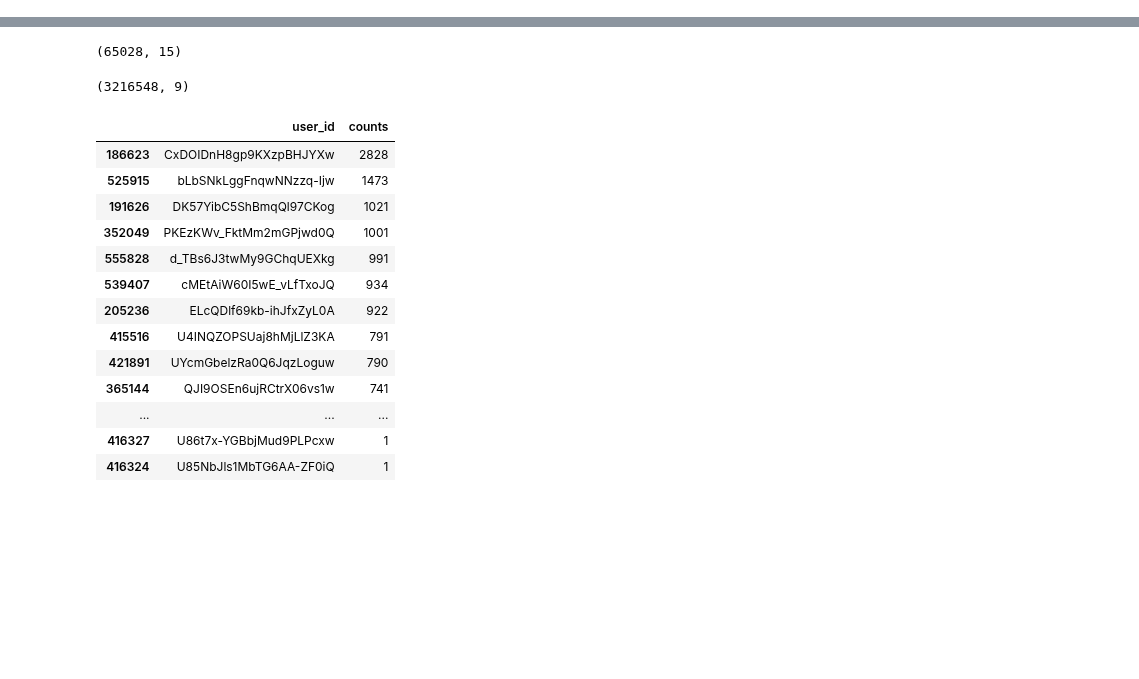
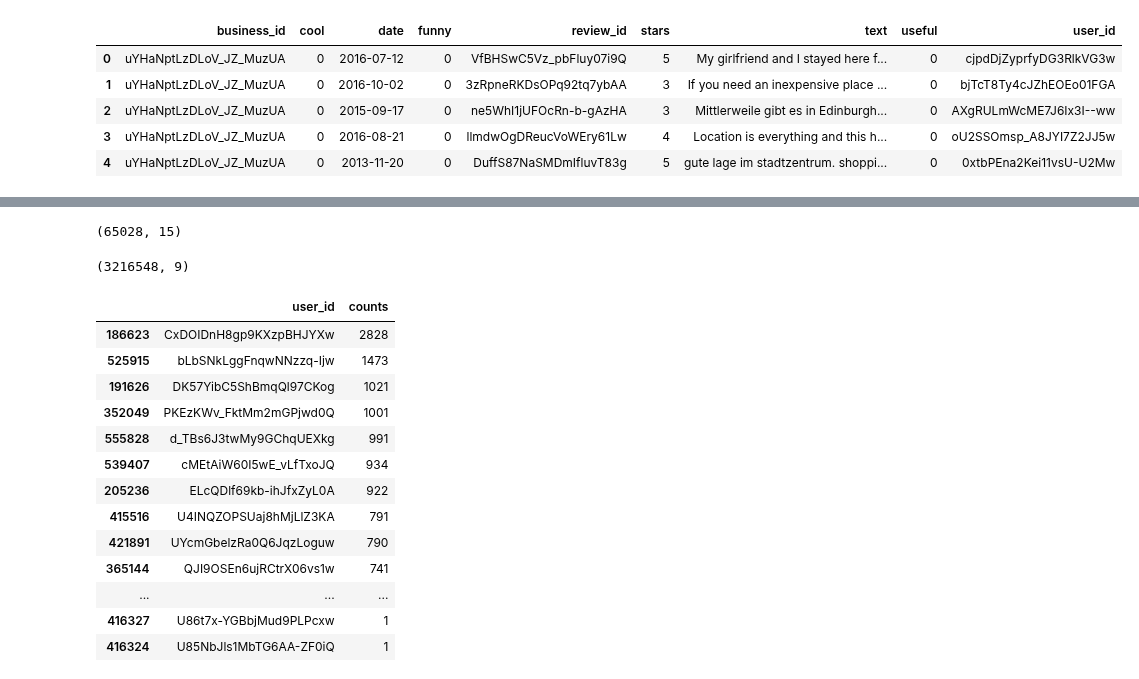
Before and after one commit to CornellDataScience/NLP_Research-FA17, a Jupyter notebook: latent_variable/Workspace/week6_trainbizscore.ipynb, the cells around one changed output, grey strips where cells are left out. Saved outputs shown, nothing was run; the diff lists cells and outputs as text; code cells hidden in the pictures; blank space fills up the shorter version.

```diff
--- a/latent_variable/Workspace/week6_trainbizscore.ipynb
+++ b/latent_variable/Workspace/week6_trainbizscore.ipynb
@@ -40,0 +28,9 @@ Use random samples from the clean dataset. Looking at the business with most rev
+# %%
+review.head(5)
+# %% [output]
+|  | business_id | cool | date | funny | review_id | stars | text | useful | user_id |
+| 0 | uYHaNptLzDLoV_JZ_MuzUA | 0 | 2016-07-12 | 0 | VfBHSwC5Vz_pbFluy07i9Q | 5 | My girlfriend and I stayed here f... | 0 | cjpdDjZyprfyDG3RlkVG3w |
+| 1 | uYHaNptLzDLoV_JZ_MuzUA | 0 | 2016-10-02 | 0 | 3zRpneRKDsOPq92tq7ybAA | 3 | If you need an inexpensive place ... | 0 | bjTcT8Ty4cJZhEOEo01FGA |
+| 2 | uYHaNptLzDLoV_JZ_MuzUA | 0 | 2015-09-17 | 0 | ne5WhI1jUFOcRn-b-gAzHA | 3 | Mittlerweile gibt es in Edinburgh... | 0 | AXgRULmWcME7J6Ix3I--ww |
+| 3 | uYHaNptLzDLoV_JZ_MuzUA | 0 | 2016-08-21 | 0 | llmdwOgDReucVoWEry61Lw | 4 | Location is everything and this h... | 0 | oU2SSOmsp_A8JYI7Z2JJ5w |
+| 4 | uYHaNptLzDLoV_JZ_MuzUA | 0 | 2013-11-20 | 0 | DuffS87NaSMDmIfluvT83g | 5 | gute lage im stadtzentrum. shoppi... | 0 | 0xtbPEna2Kei11vsU-U2Mw |
```
Also changed, not shown: parts of 43 cells of this notebook, 1 other file.
